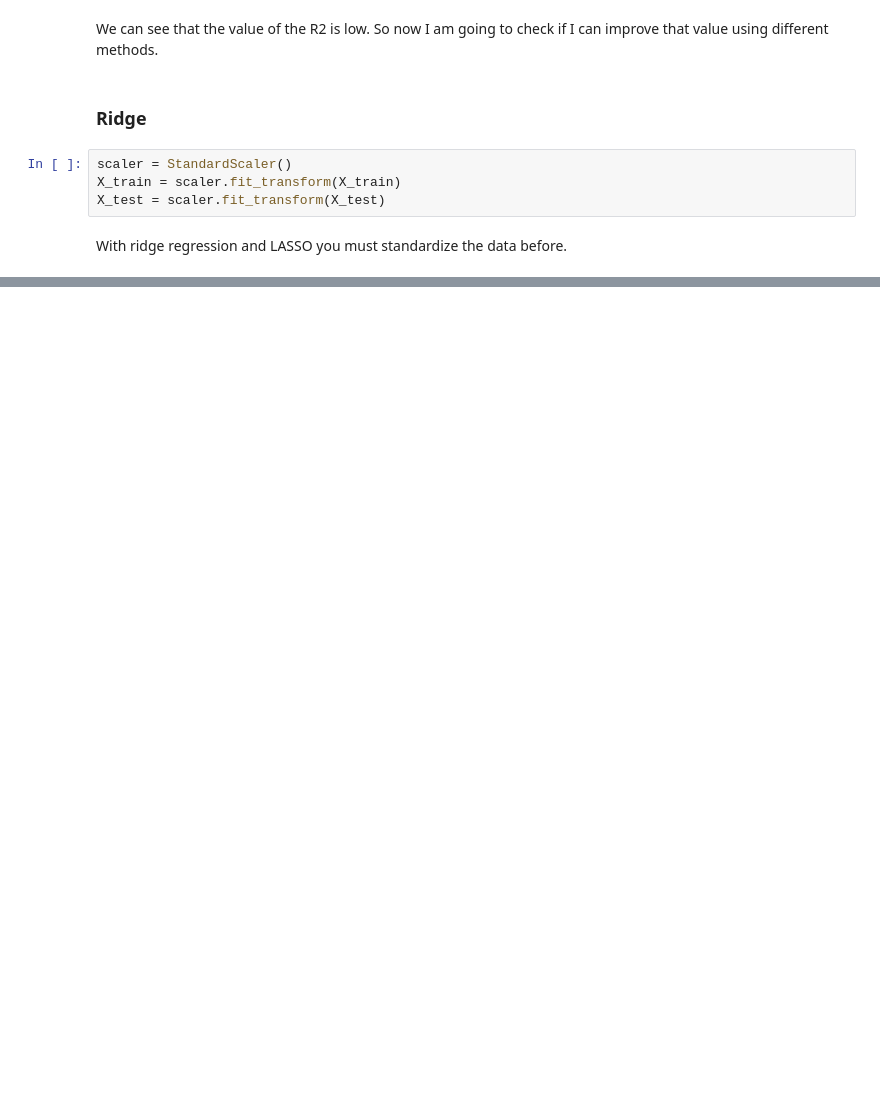
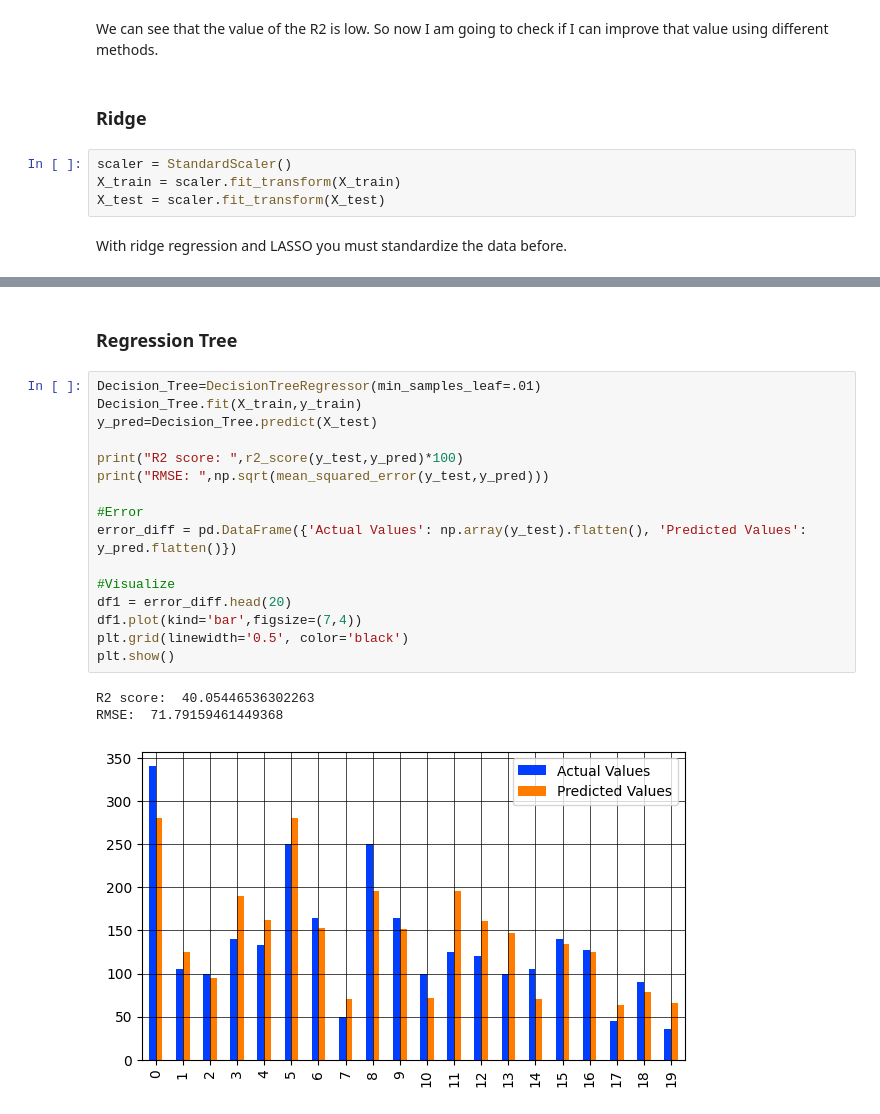
Before and after one commit to AlessandroSignoretto/Programming_project, a Jupyter notebook: Programming_project_pc.ipynb, the cells around one changed output, grey strips where cells are left out. Drawn from its saved outputs; the diff is of its cells as text; blank space fills up the shorter version.

```diff
--- a/Programming_project_pc.ipynb
+++ b/Programming_project_pc.ipynb
@@ -689 +690,23 @@ R2 score:  38.106167780986574
 [figure]
+# %% [markdown]
+<h3><b>Regression Tree</b></h3>
+# %%
+Decision_Tree=DecisionTreeRegressor(min_samples_leaf=.01)
+Decision_Tree.fit(X_train,y_train)
+y_pred=Decision_Tree.predict(X_test)
+
+print("R2 score: ",r2_score(y_test,y_pred)*100)
+print("RMSE: ",np.sqrt(mean_squared_error(y_test,y_pred)))
+
+#Error
+error_diff = pd.DataFrame({'Actual Values': np.array(y_test).flatten(), 'Predicted Values': y_pred.flatten()})
+
+#Visualize
+df1 = error_diff.head(20)
+df1.plot(kind='bar',figsize=(7,4))
+plt.grid(linewidth='0.5', color='black')
+plt.show()
+# %% [output]
+R2 score:  40.05446536302263
+RMSE:  71.79159461449368
+[figure, added]
```
Also changed, not shown: parts of 6 cells of this notebook.
